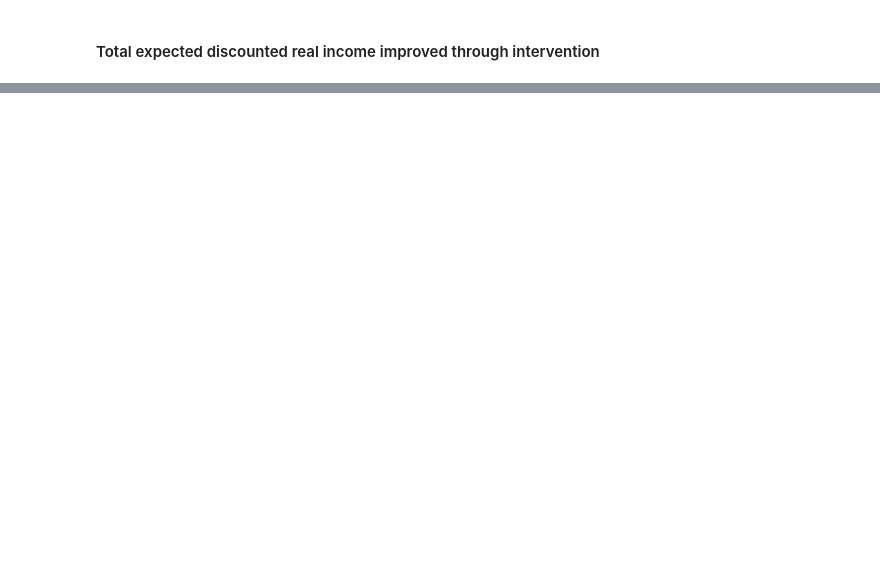
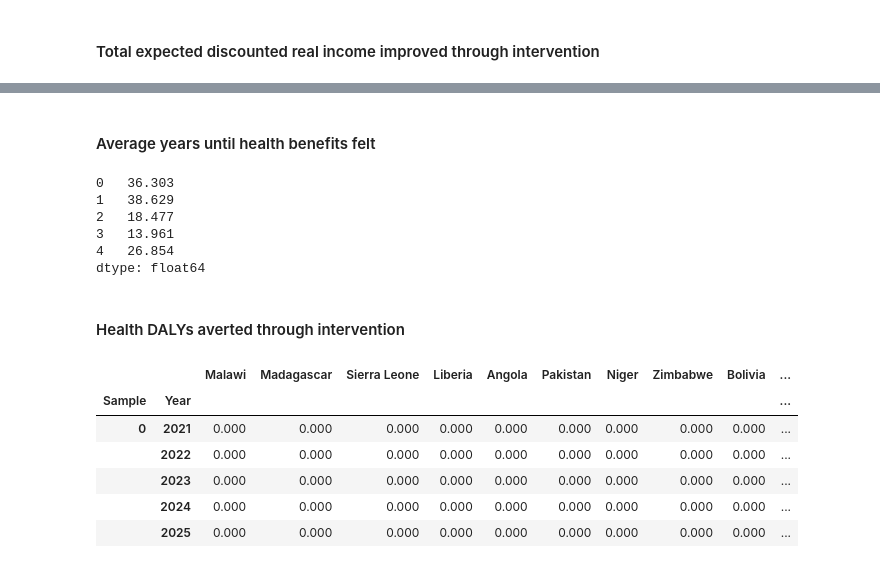
Before and after one commit to ordinaryevidence/leep-cea-2024, a Jupyter notebook: main.ipynb, the cells around one changed output, grey strips where cells are left out. Cells and saved outputs as stored; diff of their text form; code cells hidden in the pictures; blank space fills up the shorter version.

Commit message:
Finishing Health benefit section

```diff
--- a/main.ipynb
+++ b/main.ipynb
@@ -763,0 +849,5 @@ total_expected_discounted_real_income_improved_through_intervention.head()
+# %%
+health_dalys_due_to_lead_exposure_per_birth_2019 = \
+    adjusted_annual_health_dalys_due_to_lead_exposure_2019.div(
+        births_2019, axis=1)
+health_dalys_due_to_lead_exposure_per_birth_2019.head()
@@ -763,0 +863,18 @@ total_expected_discounted_real_income_improved_through_intervention.head()
+# %%
+average_childhood_bll_2019 = pd.DataFrame(
+    np.array(
+        [sq.lognorm(3.8, 5.6) @ N,
+         sq.lognorm(3.8, 5.8) @ N,
+         sq.lognorm(5, 7.6) @ N,
+         sq.lognorm(5.8, 8.6) @ N,
+         sq.lognorm(3.4, 5.0) @ N,
+         sq.lognorm(3.9, 5.9) @ N,
+         sq.lognorm(9.7, 14.5) @ N,
+         sq.lognorm(7.4, 11) @ N,
+         sq.lognorm(5.2, 7.8) @ N,
+         sq.lognorm(2.3, 3.5) @ N,
+         sq.lognorm(3.9, 5.9) @ N,
+         sq.lognorm(4.1, 6.1) @ N,
+         sq.lognorm(3.1, 4.7) @ N]).T, columns=COUNTRIES)
+
+average_childhood_bll_2019.head()
@@ -763,0 +890,4 @@ total_expected_discounted_real_income_improved_through_intervention.head()
+# %%
+health_dalys_per_childhood_bll = health_dalys_due_to_lead_exposure_per_birth_2019.div(
+    average_childhood_bll_2019, axis=1)
+health_dalys_per_childhood_bll.head()
@@ -763,0 +901,36 @@ total_expected_discounted_real_income_improved_through_intervention.head()
+# %% [markdown]
+#### Average years until health benefits felt
+# %%
+average_years_until_health_benefits_felt = pd.Series(sq.lognorm(15, 45) @ N)
+average_years_until_health_benefits_felt.head()
+# %% [output]
+0   36.303
+1   38.629
+2   18.477
+3   13.961
+4   26.854
+dtype: float64
+# %% [markdown]
+#### Health DALYs averted through intervention
+# %%
+# TODO(drw): A little confusing that this isn't computed the same way as Income benefit
+health_dalys_averted_through_intervention = pd.DataFrame(
+    0, index=SAMPLE_YEAR_INDEX, columns=COUNTRIES, dtype=np.float64)
+
+for sample in SAMPLES:
+    health_dalys_averted_through_intervention.loc[idx[sample, :], :] = \
+        births_with_averted_lead_paint_exposure_vs_counterfactual.loc[idx[sample, :, :], :] \
+        .shift(average_years_until_health_benefits_felt[sample].astype(np.int64), axis=0, fill_value=0) \
+        .mul(increase_in_bll_from_living_in_a_home_with_lead_paint, level=0, axis=0) \
+        .mul(health_dalys_per_childhood_bll, level=0, axis=1)
+
+health_dalys_averted_through_intervention.head()
+# health_dalys_averted_through_intervention.loc[idx[:, :], 'Pakistan'].unstack(level=-1).T.plot()
+# %% [output]
+|  |  | Malawi | Madagascar | Sierra Leone | Liberia | Angola | Pakistan | Niger | Zimbabwe | Bolivia | ... |
+| Sample | Year |  |  |  |  |  |  |  |  |  | ... |
+| 0 | 2021 | 0.000 | 0.000 | 0.000 | 0.000 | 0.000 | 0.000 | 0.000 | 0.000 | 0.000 | ... |
+|  | 2022 | 0.000 | 0.000 | 0.000 | 0.000 | 0.000 | 0.000 | 0.000 | 0.000 | 0.000 | ... |
+|  | 2023 | 0.000 | 0.000 | 0.000 | 0.000 | 0.000 | 0.000 | 0.000 | 0.000 | 0.000 | ... |
+|  | 2024 | 0.000 | 0.000 | 0.000 | 0.000 | 0.000 | 0.000 | 0.000 | 0.000 | 0.000 | ... |
+|  | 2025 | 0.000 | 0.000 | 0.000 | 0.000 | 0.000 | 0.000 | 0.000 | 0.000 | 0.000 | ... |
```
Also changed, not shown: parts of 24 cells of this notebook.
